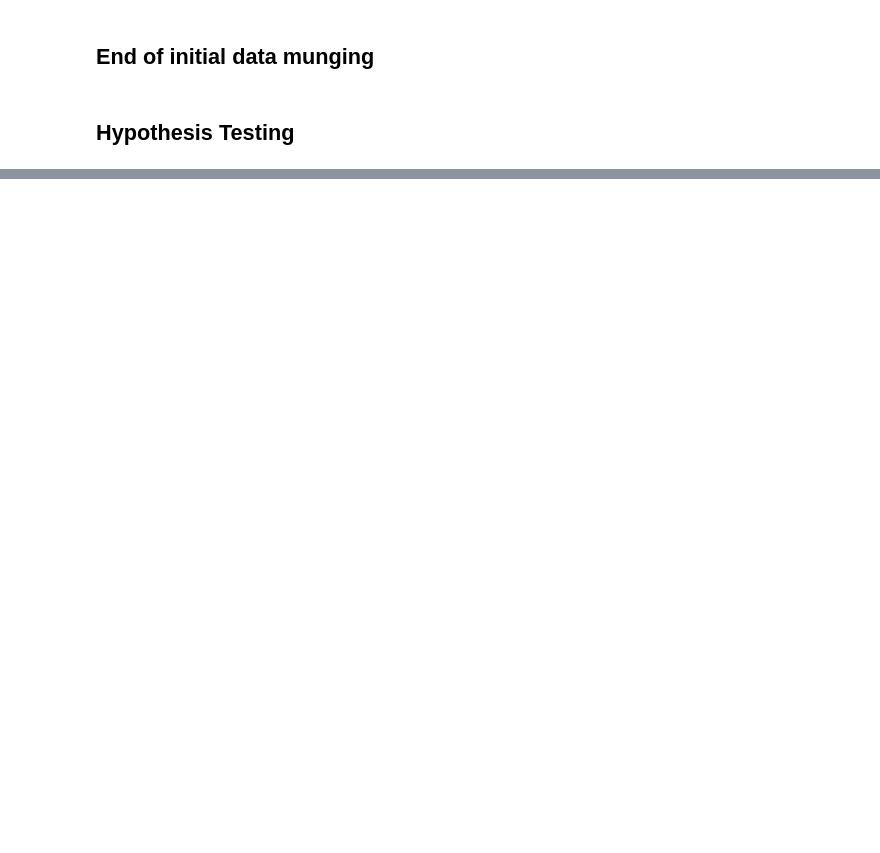
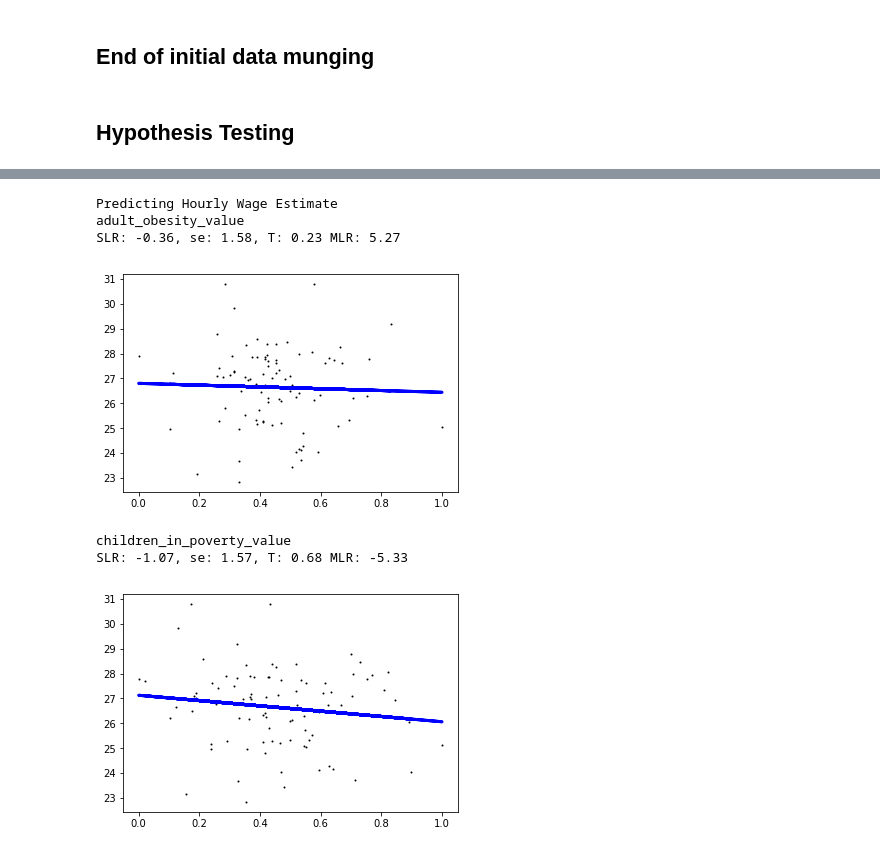
Before and after one commit to iopoi/iowa_state_employee_analysis-, a Jupyter notebook: dataset_explore-Residence.ipynb, the cells around one changed output, grey strips where cells are left out. Cells and saved outputs as stored; diff of their text form; code cells hidden in the pictures; blank space fills up the shorter version.

```diff
--- a/dataset_explore-Residence.ipynb
+++ b/dataset_explore-Residence.ipynb
@@ -230,0 +284,80 @@ def WaldsTest(mean1, mean2, var1, var2):
+# %%
+# Values to predict on
+regressors = [
+  'adult_obesity_value',
+  'children_in_poverty_value',
+  'income_inequality_value',
+  'median_household_income_value',
+  'unemployment_value',
+  'violent_crime_value',
+  'uninsured_value',
+  'density',
+  'count',
+  'some_college_value',
+  'percent_graduate_or_professional_degree',
+  'percent_some_college',
+  'percent_less_than_9th_grade',
+  'percent_associates_degree',
+  'percent_bachelors_degree_or_higher',
+  'percent_high_school_graduate',
+]
+
+# Values we want to predict
+predictors = ['Hourly Wage Estimate','median_household_income_value']
+
+# We only want to work on one year at a time to ignore the effects of inflation
+targetYear = 2016
+
+# Average per area used instead of raw data to prevent high-population spots from weighing too much
+useAvg = True
+
+for predictor in predictors:
+    print("Predicting " + predictor)
+
+    # Filter on attrs, restrict to year, and remove outliers
+    usefulData = prepData(regressors + [predictor], predictor, targetYear, targetYear)
+
+    # We want to have one entry for each area, where the hourly wage is the average for that area
+    if useAvg:
+        usefulData = usefulData.groupby(['Place of Residence']).mean()
+
+    # Run MLR
+    LR = linear_model.LinearRegression()
+    train_x = usefulData[regressors]
+    train_y = usefulData[[predictor]]
+    LR.fit(train_x, train_y)
+    pred = LR.predict(train_x)
+    MLR_coef = LR.coef_[0]
+
+    # Run SLR and compare each result to MLR counterpart, and print SLR line graph
+    train_y = usefulData[[predictor]]
+    for ri, r in enumerate(regressors):
+        # Get datapoints for this variable and normalize them
+        train_x = usefulData[[r]]
+        train_x = (train_x - train_x.min()) / (train_x.max() - train_x.min())
+
+        # Run SLR
+        LR = linear_model.LinearRegression()
+        LR.fit(train_x, train_y)
+        pred = LR.predict(train_x)
+        coef = LR.coef_[0][0]
+
+        # Get error
+        MAPE = 100 * sum(abs((p - y) / y) for y, p in zip(np.array(train_y), pred) if y != 0) / len([y for y in train_y if y != 0])
+        se = math.sqrt(sum((p-y)**2 for y, p in zip(np.array(train_y), pred)) / len(pred))
+        t_val = abs(coef / se)
+
+        # Report results and plot graph
+        print(r)
+        print("SLR: {0:.2f}, se: {1:.2f}, T: {2:.2f} MLR: {3:.2f}".format(coef, se, t_val, MLR_coef[ri]))
+        plt.scatter(train_x, train_y, color='black', s=1)
+        plt.plot(train_x, pred, color='blue', linewidth=3)
+        plt.show()
+# %% [output]
+Predicting Hourly Wage Estimate
+adult_obesity_value
+SLR: -0.36, se: 1.58, T: 0.23 MLR: 5.27
+[figure, added]
+children_in_poverty_value
+SLR: -1.07, se: 1.57, T: 0.68 MLR: -5.33
+[figure, added]
```
Also changed, not shown: parts of 38 cells of this notebook.
